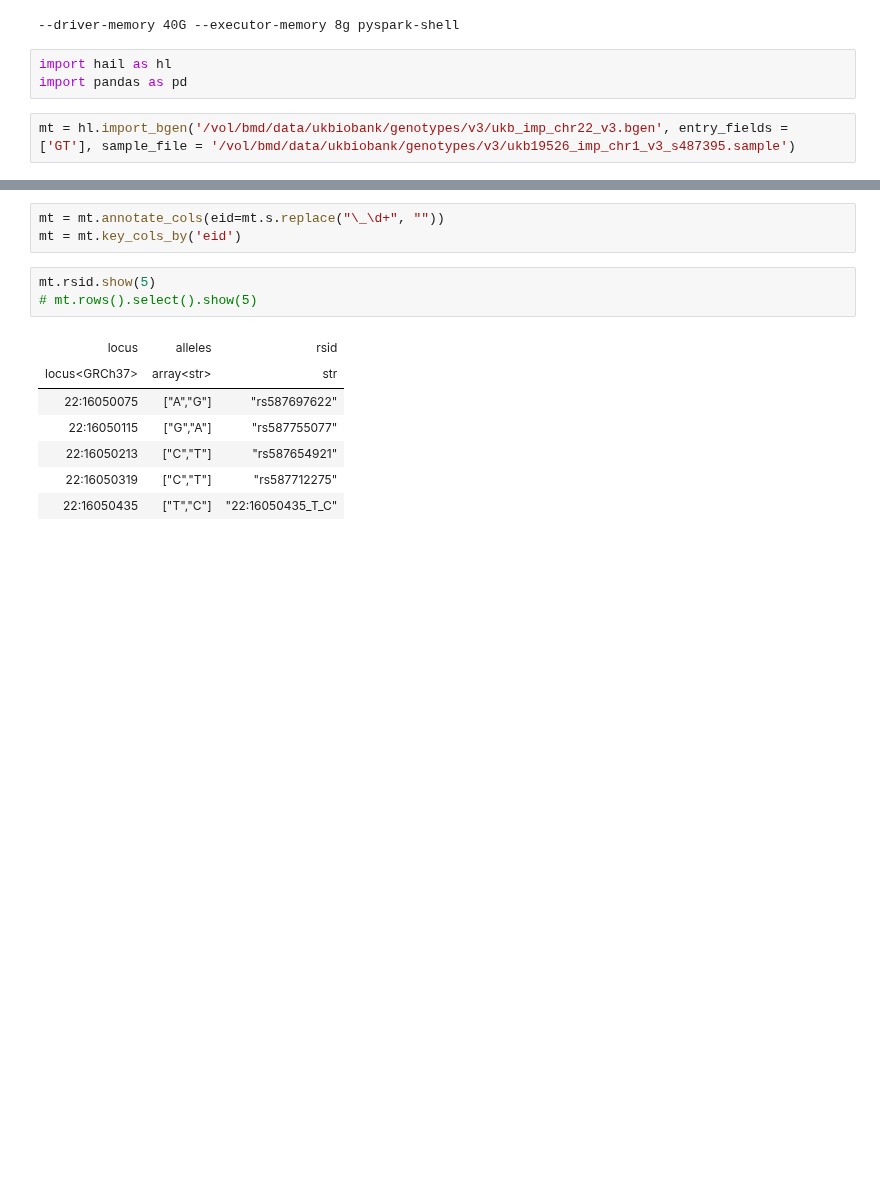
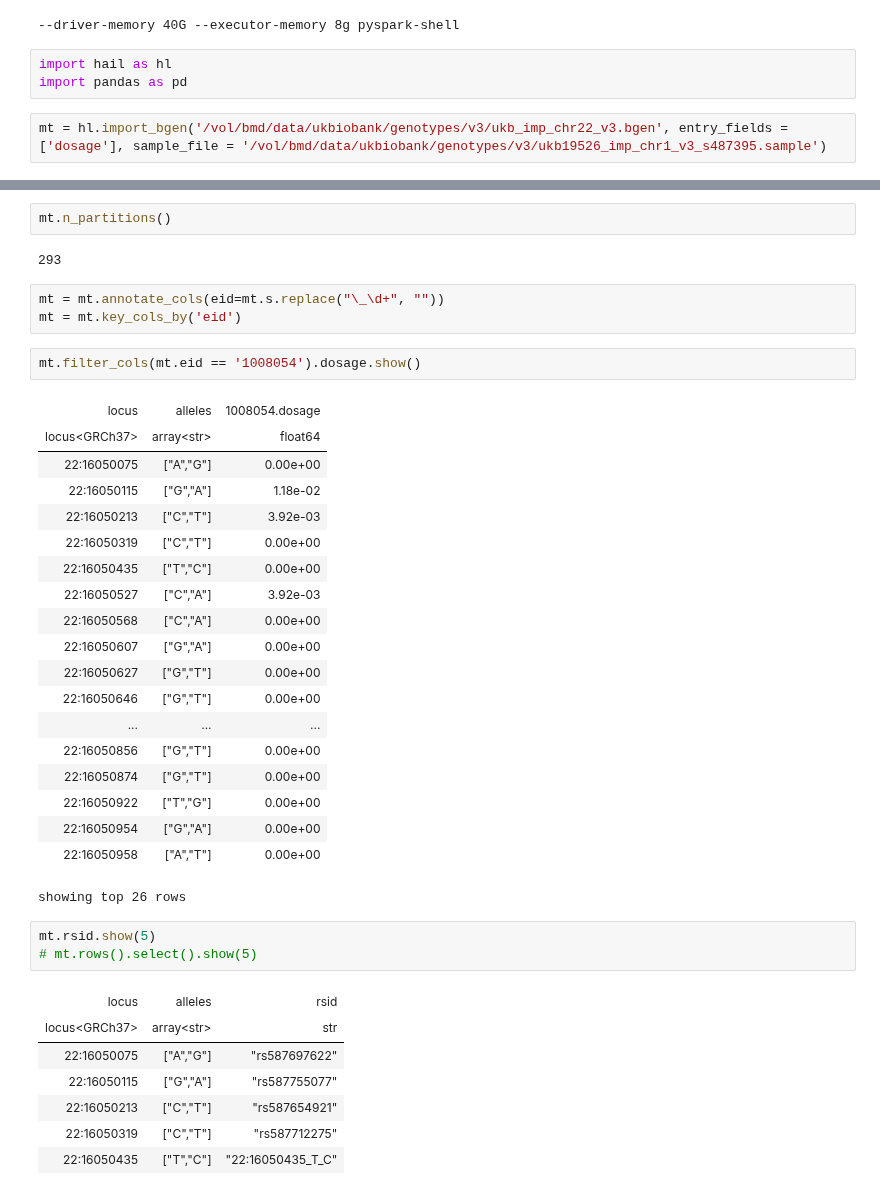
Before and after one commit to liangyy/ptrs-ukb, a Jupyter notebook: notebook/first_attempt_on_hail.ipynb, the cells around one changed output, grey strips where cells are left out. Saved outputs shown, nothing was run; the diff lists cells and outputs as text; blank space fills up the shorter version.

```diff
--- a/notebook/first_attempt_on_hail.ipynb
+++ b/notebook/first_attempt_on_hail.ipynb
@@ -7,7 +7,7 @@
 import hail as hl
 import pandas as pd
 # %%
-mt = hl.import_bgen('/vol/bmd/data/ukbiobank/genotypes/v3/ukb_imp_chr22_v3.bgen', entry_fields = ['GT'], sample_file = '/vol/bmd/data/ukbiobank/genotypes/v3/ukb19526_imp_chr1_v3_s487395.sample')
+mt = hl.import_bgen('/vol/bmd/data/ukbiobank/genotypes/v3/ukb_imp_chr22_v3.bgen', entry_fields = ['dosage'], sample_file = '/vol/bmd/data/ukbiobank/genotypes/v3/ukb19526_imp_chr1_v3_s487395.sample')
 # %% [output]
 Initializing Spark and Hail with default parameters...
 Running on Apache Spark version 2.4.1
@@ -24,6 +24,32 @@ LOGGING: writing to /vol/bmd/yanyul/GitHub/ptrs-ukb/notebook/hail-20191208-0938-
+# %%
+mt.n_partitions()
+# %% [output]
+293
 # %%
 mt = mt.annotate_cols(eid=mt.s.replace("\_\d+", ""))
 mt = mt.key_cols_by('eid')
+# %%
+mt.filter_cols(mt.eid == '1008054').dosage.show()
+# %% [output]
+| locus | alleles | 1008054.dosage |
+| locus<GRCh37> | array<str> | float64 |
+| 22:16050075 | ["A","G"] | 0.00e+00 |
+| 22:16050115 | ["G","A"] | 1.18e-02 |
+| 22:16050213 | ["C","T"] | 3.92e-03 |
+| 22:16050319 | ["C","T"] | 0.00e+00 |
+| 22:16050435 | ["T","C"] | 0.00e+00 |
+| 22:16050527 | ["C","A"] | 3.92e-03 |
+| 22:16050568 | ["C","A"] | 0.00e+00 |
+| 22:16050607 | ["G","A"] | 0.00e+00 |
+| 22:16050627 | ["G","T"] | 0.00e+00 |
+| 22:16050646 | ["G","T"] | 0.00e+00 |
+| ... | ... | ... |
+| 22:16050856 | ["G","T"] | 0.00e+00 |
+| 22:16050874 | ["G","T"] | 0.00e+00 |
+| 22:16050922 | ["T","G"] | 0.00e+00 |
+| 22:16050954 | ["G","A"] | 0.00e+00 |
+| 22:16050958 | ["A","T"] | 0.00e+00 |
+showing top 26 rows
 # %%
 mt.rsid.show(5)
 # mt.rows().select().show(5)
```
Also changed, not shown: parts of 4 cells of this notebook, 6 other files.
